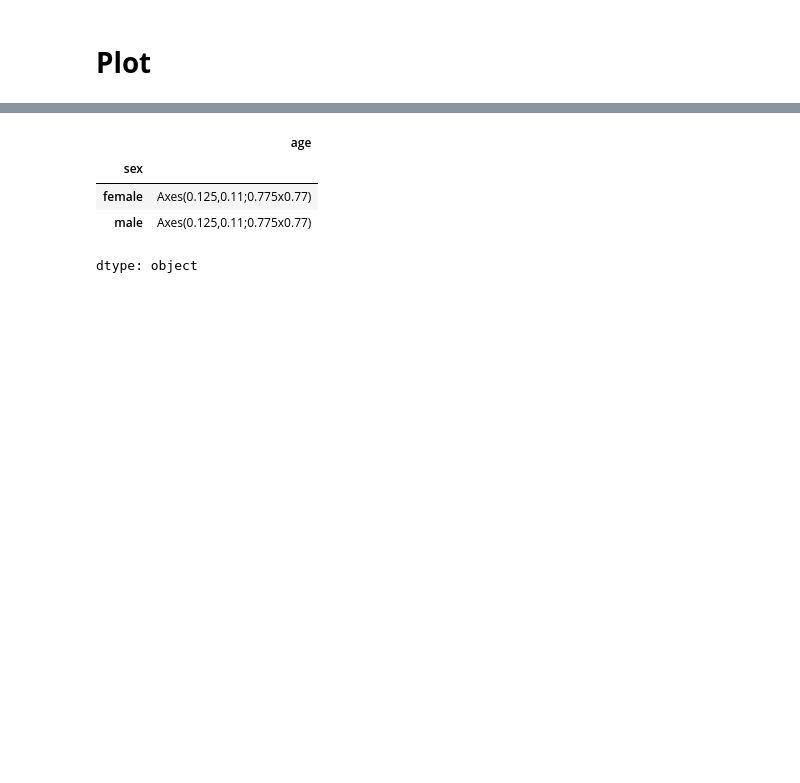
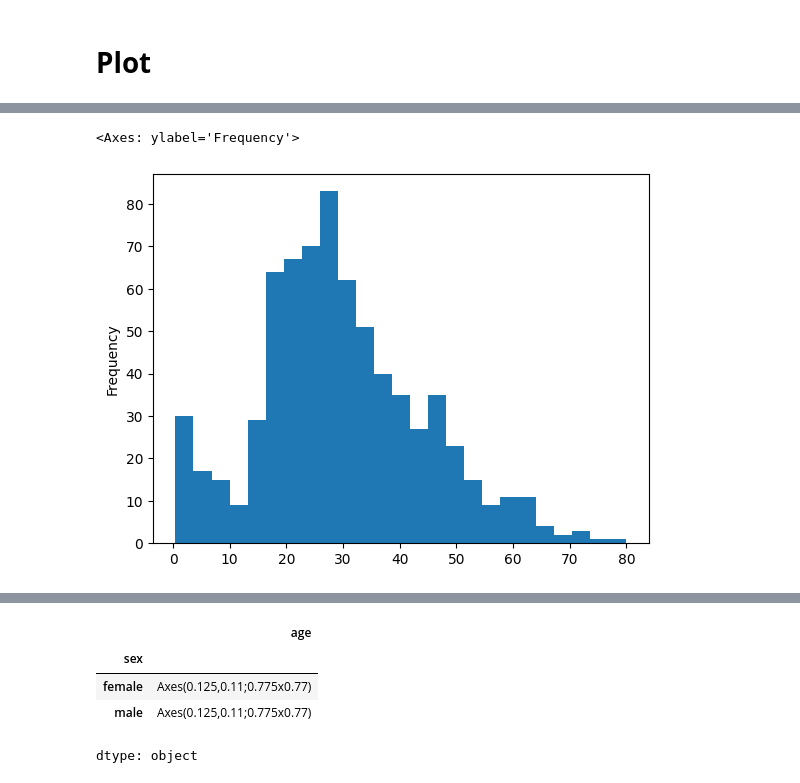
Before and after one commit to ira75121368/Pandas_practice_on_a_Titanic_db, a Jupyter notebook: Titanic_practice.ipynb, the cells around one changed output, grey strips where cells are left out. Saved outputs shown, nothing was run; the diff lists cells and outputs as text; code cells hidden in the pictures; blank space fills up the shorter version.

```diff
--- a/Titanic_practice.ipynb
+++ b/Titanic_practice.ipynb
@@ -395,0 +419,6 @@ df
+# %%
+# Постройте распределениe возраста пассажиров
+df['age'].plot(kind='hist', bins=25)
+# %% [output]
+<Axes: ylabel='Frequency'>
+[figure, added]
```
Also changed, not shown: parts of 5 cells of this notebook.
